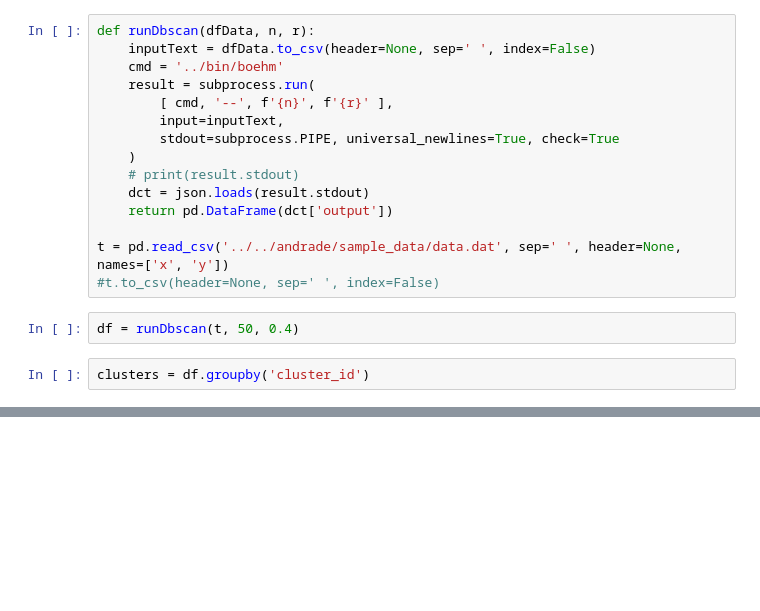
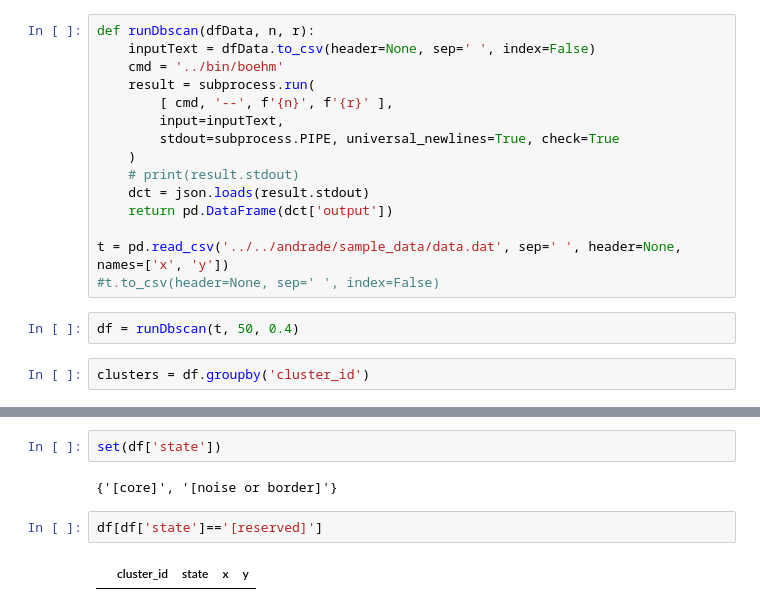
Before and after one commit to sbutz/parallel-programming, a Jupyter notebook: 000_johannes/dbscan/boehm/demo/demo.ipynb, the cells around one changed output, grey strips where cells are left out. Saved outputs shown, nothing was run; the diff lists cells and outputs as text; blank space fills up the shorter version.

```diff
--- a/000_johannes/dbscan/boehm/demo/demo.ipynb
+++ b/000_johannes/dbscan/boehm/demo/demo.ipynb
@@ -34,0 +35,8 @@ plt.plot()
+# %%
+set(df['state'])
+# %% [output]
+{'[core]', '[noise or border]'}
+# %%
+df[df['state']=='[reserved]']
+# %% [output]
+|  | cluster_id | state | x | y |
```
Also changed, not shown: parts of 1 cell of this notebook, 4 other files.
